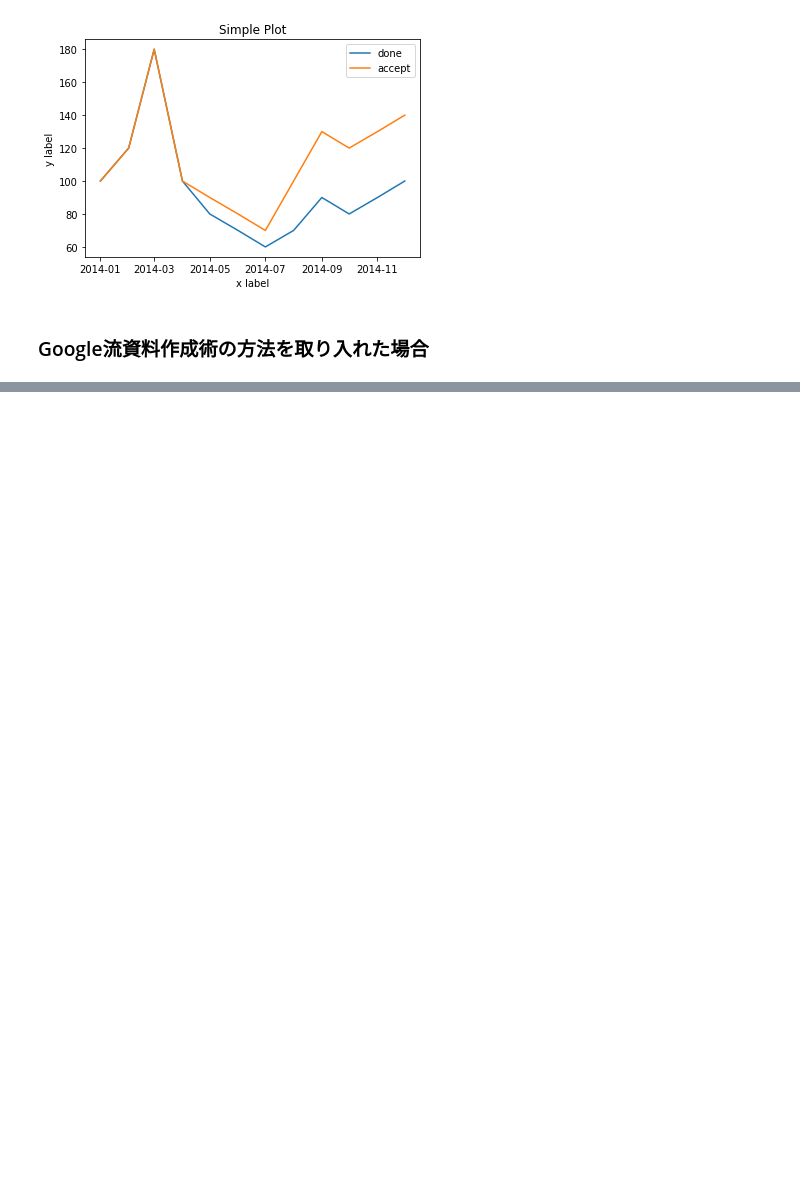
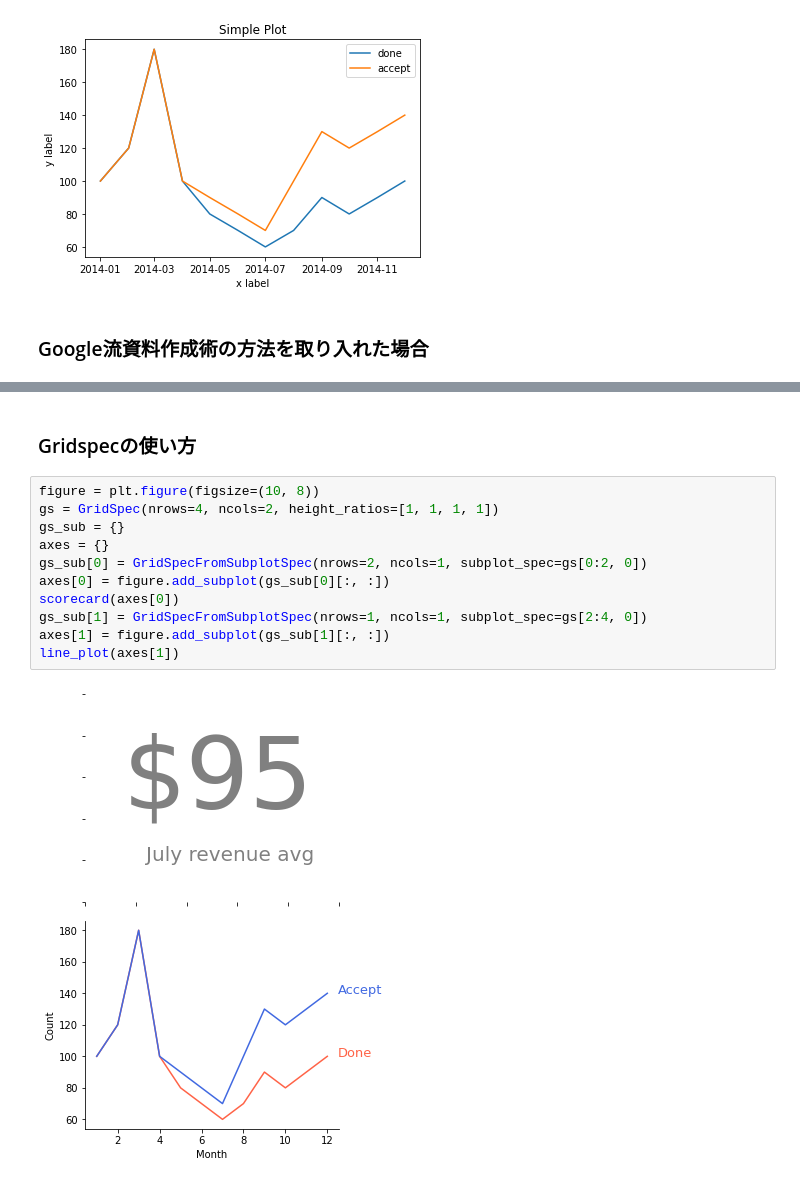
Before and after one commit to yujikawa/mypage, a Jupyter notebook: docs/study/tips_matplotlib/matplotlib.ipynb, the cells around one changed output, grey strips where cells are left out. Cells and saved outputs as stored; diff of their text form; blank space fills up the shorter version.

```diff
--- a/docs/study/tips_matplotlib/matplotlib.ipynb
+++ b/docs/study/tips_matplotlib/matplotlib.ipynb
@@ -57,0 +90,15 @@ fig.show()
+# %% [markdown]
+### Gridspecの使い方
+# %%
+figure = plt.figure(figsize=(10, 8))
+gs = GridSpec(nrows=4, ncols=2, height_ratios=[1, 1, 1, 1])
+gs_sub = {}
+axes = {}
+gs_sub[0] = GridSpecFromSubplotSpec(nrows=2, ncols=1, subplot_spec=gs[0:2, 0])
+axes[0] = figure.add_subplot(gs_sub[0][:, :])
+scorecard(axes[0])
+gs_sub[1] = GridSpecFromSubplotSpec(nrows=1, ncols=1, subplot_spec=gs[2:4, 0])
+axes[1] = figure.add_subplot(gs_sub[1][:, :])
+line_plot(axes[1])
+# %% [output]
+[figure, added]
```
Also changed, not shown: parts of 5 cells of this notebook, 11 other files.
